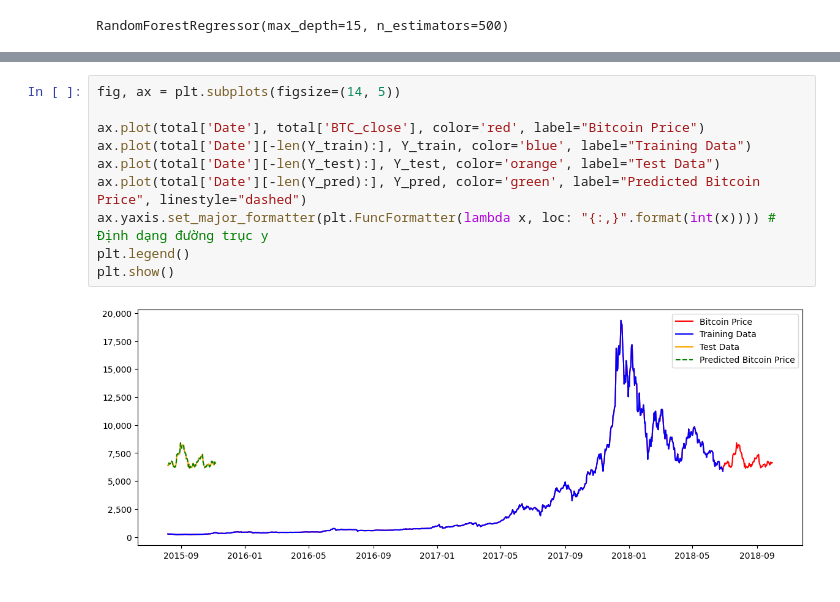
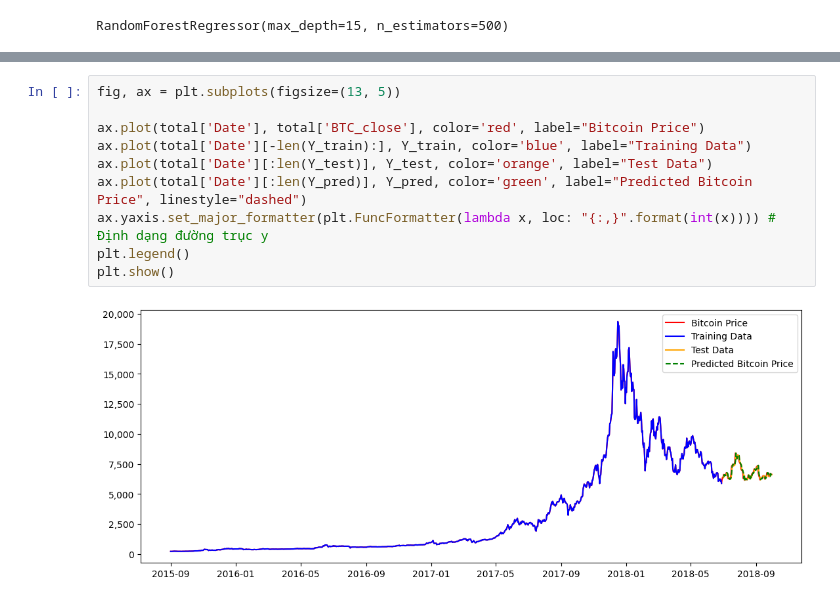
Before and after one commit to lavibula/BitcoinPrediction, a Jupyter notebook: Members/Mlinh/random_forest_period1_ETH.ipynb, the cells around one changed output, grey strips where cells are left out. Drawn from its saved outputs; the diff is of its cells as text.

```diff
--- a/Members/Mlinh/random_forest_period1_ETH.ipynb
+++ b/Members/Mlinh/random_forest_period1_ETH.ipynb
@@ -151,15 +119,15 @@ plt.show()
-# %%
-fig, ax = plt.subplots(figsize=(14, 5))
-
-ax.plot(total['Date'], total['BTC_close'], color='red', label="Bitcoin Price")
-ax.plot(total['Date'][-len(Y_train):], Y_train, color='blue', label="Training Data")
-ax.plot(total['Date'][-len(Y_test):], Y_test, color='orange', label="Test Data")
-ax.plot(total['Date'][-len(Y_pred):], Y_pred, color='green', label="Predicted Bitcoin Price", linestyle="dashed")
-ax.yaxis.set_major_formatter(plt.FuncFormatter(lambda x, loc: "{:,}".format(int(x)))) # Định dạng đường trục y
-plt.legend()
-plt.show()
-# %% [output]
-[figure, removed]
+# %%
+fig, ax = plt.subplots(figsize=(13, 5))
+
+ax.plot(total['Date'], total['BTC_close'], color='red', label="Bitcoin Price")
+ax.plot(total['Date'][-len(Y_train):], Y_train, color='blue', label="Training Data")
+ax.plot(total['Date'][:len(Y_test)], Y_test, color='orange', label="Test Data")
+ax.plot(total['Date'][:len(Y_pred)], Y_pred, color='green', label="Predicted Bitcoin Price", linestyle="dashed")
+ax.yaxis.set_major_formatter(plt.FuncFormatter(lambda x, loc: "{:,}".format(int(x)))) # Định dạng đường trục y
+plt.legend()
+plt.show()
+# %% [output]
+[figure, added]
 # %%
 #tinh toan loi du doan
 #RMSE
```
Also changed, not shown: parts of 14 cells of this notebook.
